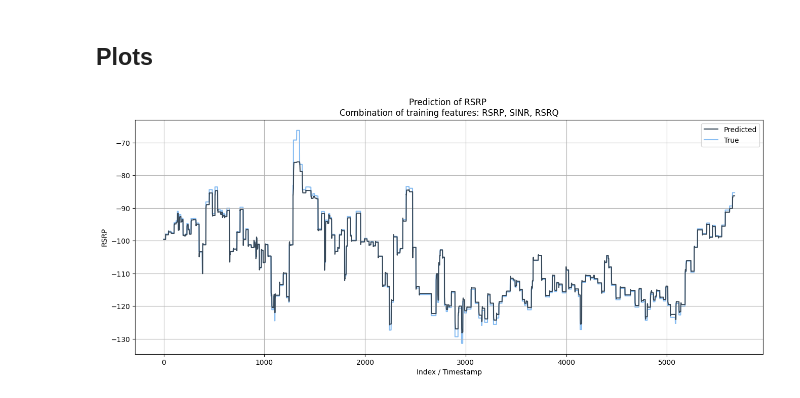
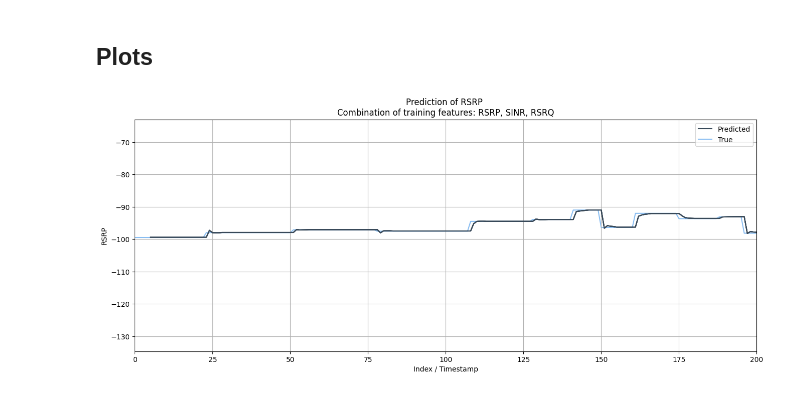
Before and after one commit to ihneskarbovik/master, a Jupyter notebook: main_two_campaigns.ipynb, the cells around one changed output. Cells and saved outputs as stored; diff of their text form; code cells hidden in the pictures.

```diff
--- a/main_two_campaigns.ipynb
+++ b/main_two_campaigns.ipynb
@@ -218,26 +218,26 @@ for i in range(len(hos_5g)):
 # %%
 selected_rsrp_comb = 'RSRP, SINR, RSRQ -> RSRP'
 rsrp_comb = results[selected_rsrp_comb]
 rsrp_pred = rsrp_comb['y_pred']
 rsrp_true = rsrp_comb['y_true']
 rsrp_train_pred = rsrp_comb['train_pred']
 rsrp_train_true = rsrp_comb['train_true']
 
 f = plt.figure(figsize=(16, 6))
 plt.grid(zorder=0)
 pred = plt.plot(rsrp_pred, label='Predicted', color=rsrp_colors[0], zorder=2)
 true = plt.plot(rsrp_true, label='True', color=rsrp_colors[2], zorder=1)
 # ho5g = plt.plot(when_5g_ho, [-95 for _ in range(len(when_5g_ho))], '*', color='black', label='HOs from 4G to 5G')
 # ho4g = plt.plot(when_4g_ho, [-95 for _ in range(len(when_4g_ho))], '*', color='red', label='HOs from 5G to 4G')
 plt.xlabel('Index / Timestamp')
 plt.ylabel('RSRP')
-# plt.xlim((0, 200))
+plt.xlim((0, 200))
 plt.title(f'Prediction of RSRP \nCombination of training features: RSRP, SINR, RSRQ')
 # plt.legend(handles=[pred[0], true[0], ho5g[0], ho4g[0]])
 plt.legend(handles=[pred[0], true[0]])
 plt.show()
 # %% [output]
-[figure, old version]
+[figure, new version]
 # %%
 f = plt.figure(figsize=(16, 6))
 plt.grid(zorder=0)
```
Also changed, not shown: parts of 12 cells of this notebook, 1 other file.
